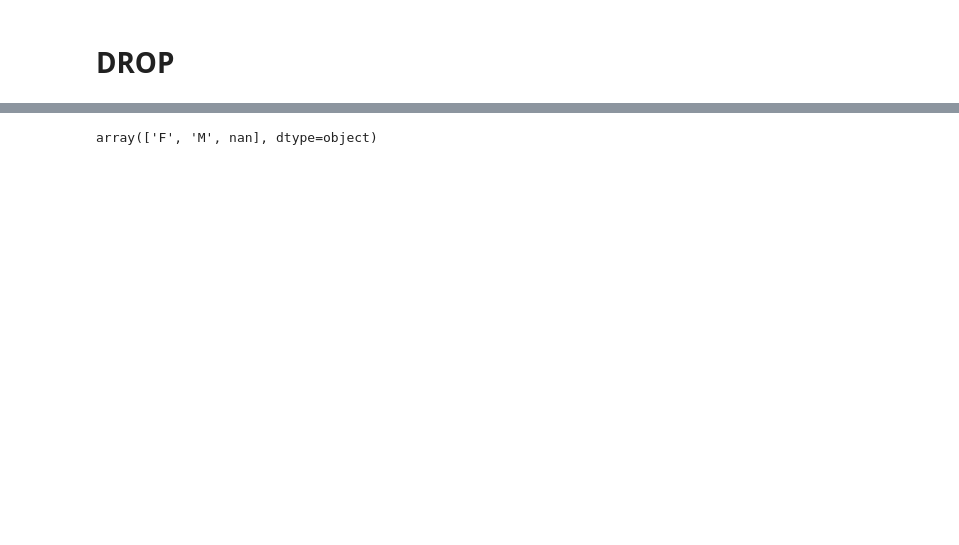
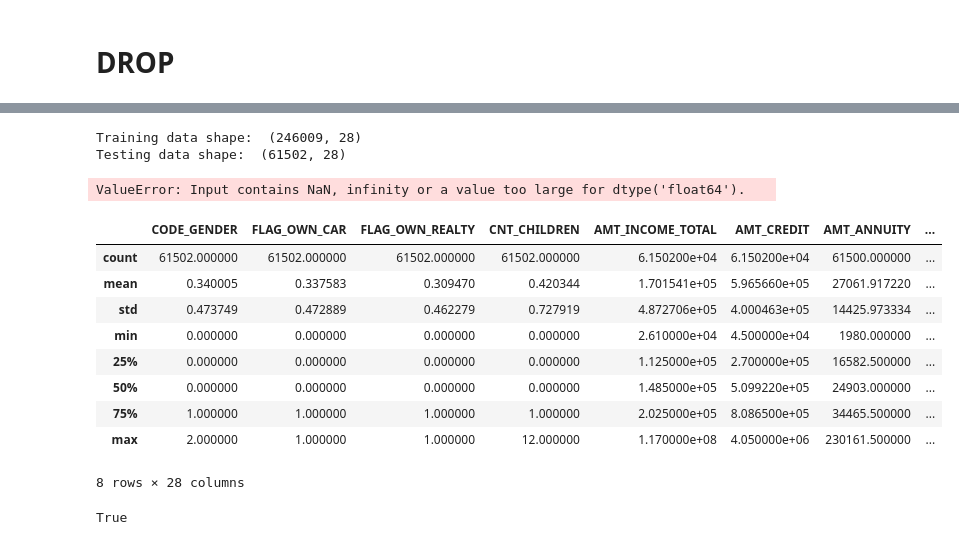
Before and after one commit to NgChi493510/Data-Preparation-Project-Group-14, a Jupyter notebook: EDA_notebook/application_train_DATAFEATURING.ipynb, the cells around one changed output, grey strips where cells are left out. Saved outputs shown, nothing was run; the diff lists cells and outputs as text; code cells hidden in the pictures; blank space fills up the shorter version.

```diff
--- a/EDA_notebook/application_train_DATAFEATURING.ipynb
+++ b/EDA_notebook/application_train_DATAFEATURING.ipynb
@@ -11,6 +11,8 @@ file = ['dseb63_application_test','dseb63_application_train','dseb63_bureau',\
         'dseb63_POS_CASH_balance','dseb63_previous_application']
 link = 'D:\\Năm 3 - HK1\\Visualize\\Ex\\final_project\\dseb63_final_project_DP_dataset\\dseb63_final_project_DP_dataset\\'
 df = pd.read_csv(link + file[1]+'.csv',index_col='Unnamed: 0')
+test_set = pd.read_csv(link + file[0]+'.csv',index_col='Unnamed: 0')
+submit = pd.read_csv('D:\\Năm 3 - HK1\\Visualize\\Ex\\final_project\\dseb63_sample_submission.csv')
 # %% [markdown]
 # DROP
 # %%
@@ -32,7 +34,8 @@ for i in ['AMT_REQ_CREDIT_BUREAU_HOUR', 'AMT_REQ_CREDIT_BUREAU_DAY', 'AMT_REQ_CR
 #contact
 for i in ['FLAG_MOBIL','FLAG_CONT_MOBILE','FLAG_EMAIL','FLAG_EMP_PHONE']:
     col_drop.append(i)
-#region
+
+# region
 for i in ['REGION_RATING_CLIENT','REG_REGION_NOT_LIVE_REGION','REG_REGION_NOT_WORK_REGION','LIVE_REGION_NOT_WORK_REGION']:
     col_drop.append(i)
 # finance
@@ -48,6 +51,10 @@ for i in ['OCCUPATION_TYPE','ORGANIZATION_TYPE']:
     col_drop.append(i)
 for i in ['WEEKDAY_APPR_PROCESS_START','HOUR_APPR_PROCESS_START']:
     col_drop.append(i)
+
+col_drop.append('SK_ID_CURR')
 # %%
 new = df.drop(col_drop,axis = 1)
-new.describe()
+# new.describe()
+test_set = test_set.drop(col_drop,axis = 1)
+new.dropna(subset='TARGET',inplace=True)
@@ -109,4 +82,0 @@ onehot coder = NAME_INCOME_TYPE	NAME_EDUCATION_TYPE	NAME_FAMILY_STATUS
-# %%
-new['CODE_GENDER'].unique()
-# %% [output]
-array(['F', 'M', nan], dtype=object)
@@ -112,0 +87,27 @@ array(['F', 'M', nan], dtype=object)
+# %%
+from sklearn.preprocessing import MinMaxScaler
+# Make the model with the specified regularization parameter
+scaler = MinMaxScaler(feature_range = (0, 1))
+
+x_train = new2.iloc[:,1:]
+y_train = new2.iloc[:,0]
+
+scaler.fit(x_train)
+x_train = scaler.transform(x_train)
+x_test = scaler.transform(test_set)
+print('Training data shape: ', x_train.shape)
+print('Testing data shape: ', x_test.shape)
+# %% [output]
+Training data shape:  (246009, 28)
+Testing data shape:  (61502, 28)
+# %%
+from sklearn.linear_model import LogisticRegression
+# Train on the training data
+reg = LogisticRegression()
+
+y_train = y_train.apply(lambda x: round(x))
+reg.fit(x_train, y_train)
+y_pred = reg.predict_proba(x_test)[:, 1]
+submit['TARGET'] = y_pred
+# %% [output]
+ValueError: Input contains NaN, infinity or a value too large for dtype('float64').
@@ -112,0 +116,18 @@ array(['F', 'M', nan], dtype=object)
+# %%
+test_set.describe()
+# %% [output]
+|  | CODE_GENDER | FLAG_OWN_CAR | FLAG_OWN_REALTY | CNT_CHILDREN | AMT_INCOME_TOTAL | AMT_CREDIT | AMT_ANNUITY | ... |
+| count | 61502.000000 | 61502.000000 | 61502.000000 | 61502.000000 | 6.150200e+04 | 6.150200e+04 | 61500.000000 | ... |
+| mean | 0.340005 | 0.337583 | 0.309470 | 0.420344 | 1.701541e+05 | 5.965660e+05 | 27061.917220 | ... |
+| std | 0.473749 | 0.472889 | 0.462279 | 0.727919 | 4.872706e+05 | 4.000463e+05 | 14425.973334 | ... |
+| min | 0.000000 | 0.000000 | 0.000000 | 0.000000 | 2.610000e+04 | 4.500000e+04 | 1980.000000 | ... |
+| 25% | 0.000000 | 0.000000 | 0.000000 | 0.000000 | 1.125000e+05 | 2.700000e+05 | 16582.500000 | ... |
+| 50% | 0.000000 | 0.000000 | 0.000000 | 0.000000 | 1.485000e+05 | 5.099220e+05 | 24903.000000 | ... |
+| 75% | 1.000000 | 1.000000 | 1.000000 | 1.000000 | 2.025000e+05 | 8.086500e+05 | 34465.500000 | ... |
+| max | 2.000000 | 1.000000 | 1.000000 | 12.000000 | 1.170000e+08 | 4.050000e+06 | 230161.500000 | ... |
+8 rows × 28 columns
+# %%
+a= None
+a == None
+# %% [output]
+True
```
Also changed, not shown: parts of 9 cells of this notebook, 1 other file.
